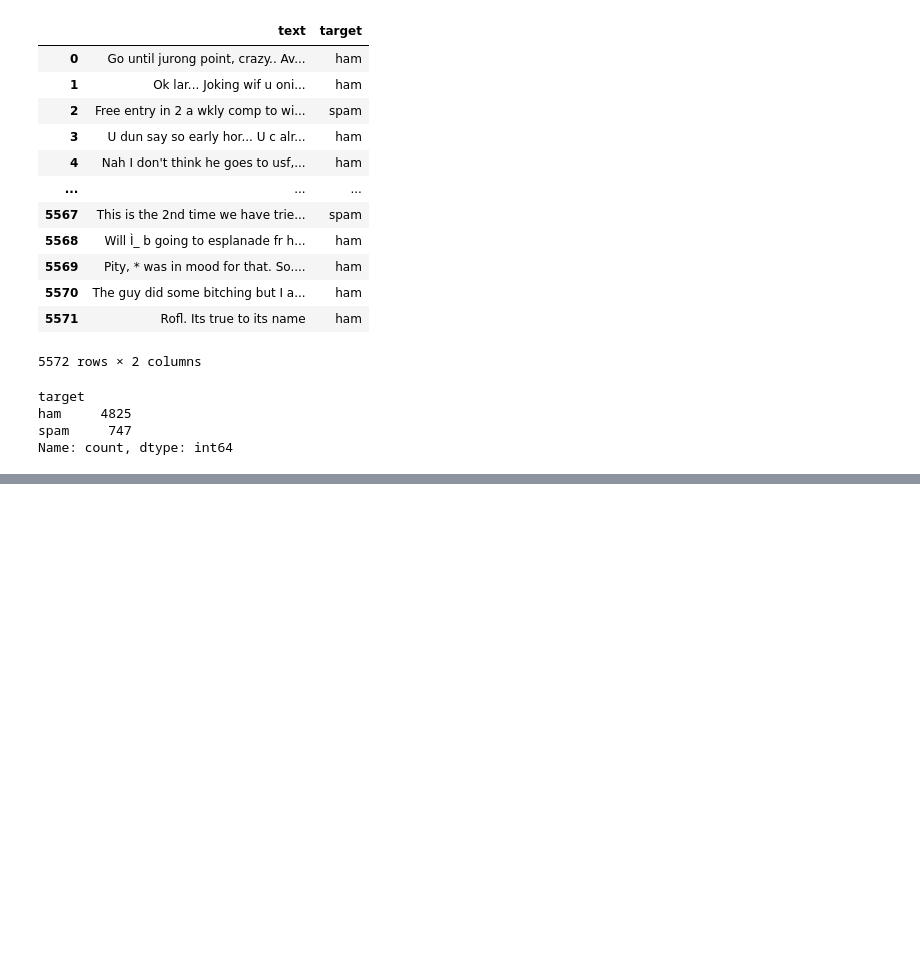
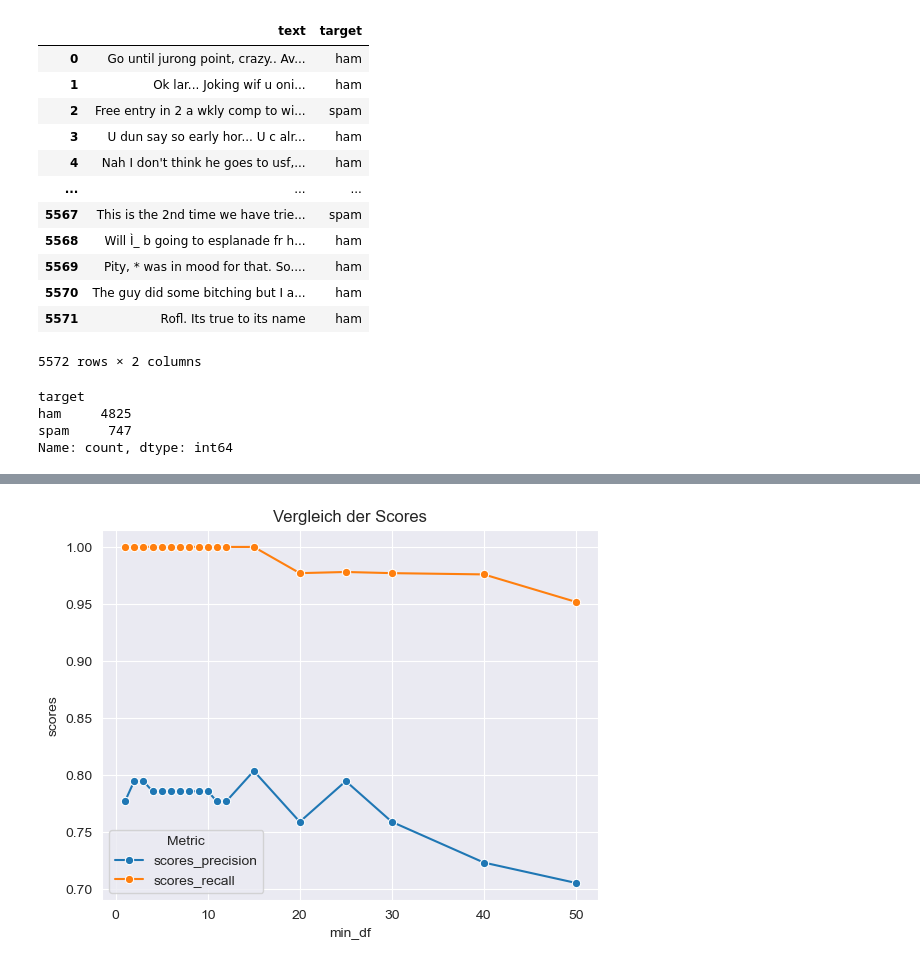
Before and after one commit to j0-ji/AI-class, a Jupyter notebook: week6/student_week6.ipynb, the cells around one changed output, grey strips where cells are left out. Cells and saved outputs as stored; diff of their text form; code cells hidden in the pictures; blank space fills up the shorter version.

```diff
--- a/week6/student_week6.ipynb
+++ b/week6/student_week6.ipynb
@@ -77,0 +85,2 @@ pipeline = Pipeline([
+# %%
+data['target'] = data['target'].map({'ham': 0, 'spam': 1})
@@ -77,0 +135,18 @@ pipeline = Pipeline([
+# %%
+scores_df = pd.DataFrame({
+    'min_df': min_df_values,
+    'scores_precision': scores_precision,
+    'scores_recall': scores_recall
+})
+
+scores_melted = scores_df.melt(id_vars='min_df', var_name='Metric', value_name='Score')
+# %%
+plot = sns.lineplot(data=scores_melted, x='min_df', y='Score', hue='Metric', marker='o')
+
+plot.set_title("Vergleich der Scores")
+plt.xlabel('min_df')
+plt.ylabel('scores')
+plt.grid(True)
+plt.show()
+# %% [output]
+[figure, added]
```
Also changed, not shown: parts of 11 cells of this notebook, 1 other file.
